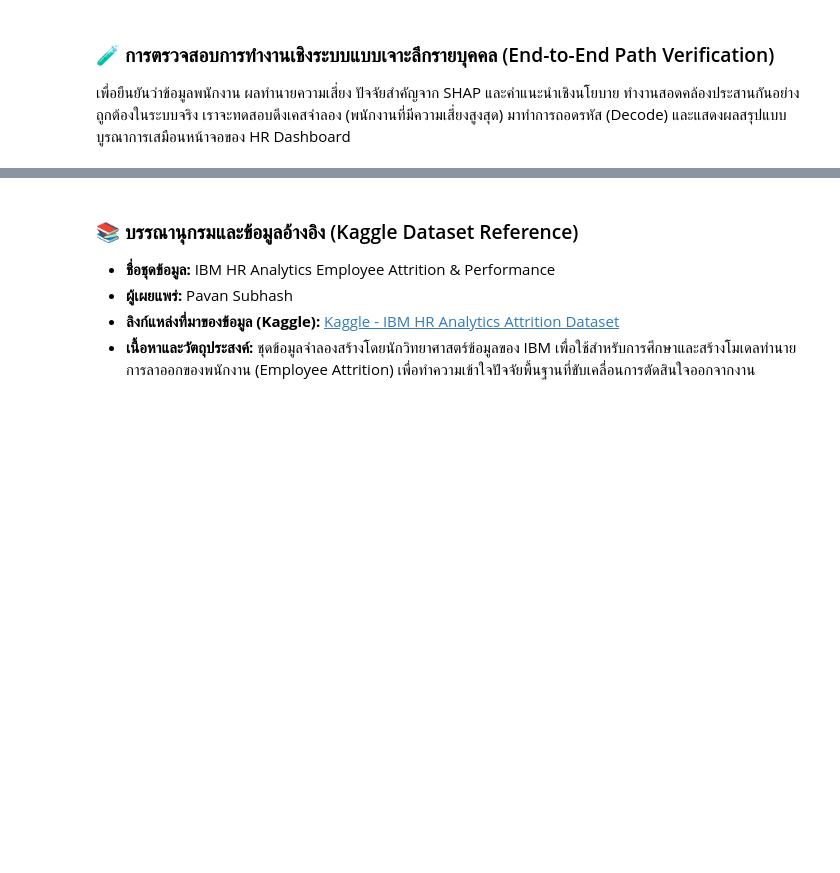
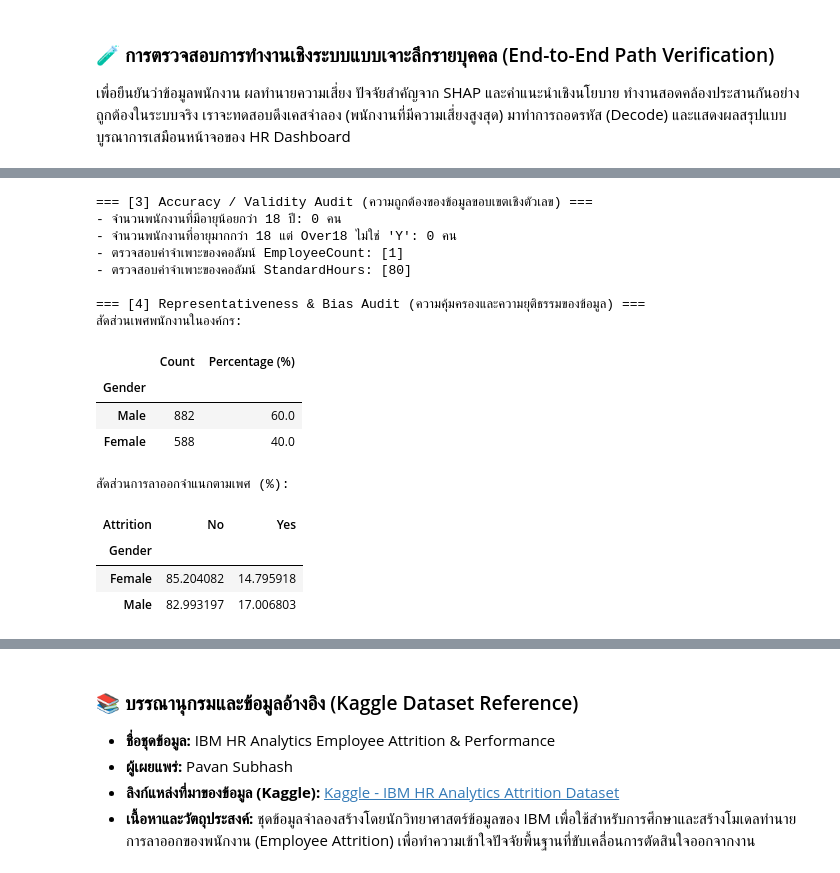
Before and after one commit to rtmyy/master-is-project, a Jupyter notebook: kaggle_dataset.ipynb, the cells around one changed output, grey strips where cells are left out. Drawn from its saved outputs; the diff is of its cells as text; code cells hidden in the pictures; blank space fills up the shorter version.

```diff
--- a/kaggle_dataset.ipynb
+++ b/kaggle_dataset.ipynb
@@ -640,0 +714,46 @@ verify_individual_risk_path(
+# %%
+# --- 2. Accuracy, Validity & Representativeness ---
+print("=== [3] Accuracy / Validity Audit (ความถูกต้องของข้อมูลขอบเขตเชิงตัวเลข) ===")
+# ตรวจสอบคอลัมน์ที่เป็นไปไม่ได้ เช่น อายุน้อยกว่า 18 ปี หรือ ชั่วโมงงานมาตรฐานที่แปลกไป
+invalid_age = df[df['Age'] < 18]
+inconsistent_over18 = df[(df['Age'] >= 18) & (df['Over18'] != 'Y')]
+
+print(f"- จำนวนพนักงานที่มีอายุน้อยกว่า 18 ปี: {len(invalid_age)} คน")
+print(f"- จำนวนพนักงานที่อายุมากกว่า 18 แต่ Over18 ไม่ใช่ 'Y': {len(inconsistent_over18)} คน")
+print(f"- ตรวจสอบค่าจำเพาะของคอลัมน์ EmployeeCount: {df['EmployeeCount'].unique()}")
+print(f"- ตรวจสอบค่าจำเพาะของคอลัมน์ StandardHours: {df['StandardHours'].unique()}")
+
+# --- 3. Representativeness & Bias/Fairness ---
+print("\n=== [4] Representativeness & Bias Audit (ความคุ้มครองและความยุติธรรมของข้อมูล) ===")
+# ตรวจสอบการกระจายทางประชากรศาสตร์เพื่อประเมินความสมดุลและความเท่าเทียม
+gender_dist = df['Gender'].value_counts(normalize=True) * 100
+age_mean = df['Age'].mean()
+
+print("สัดส่วนเพศพนักงานในองค์กร:")
+display(pd.DataFrame({
+    'Count': df['Gender'].value_counts(),
+    'Percentage (%)': gender_dist
+}))
+
+# วิเคราะห์สัดส่วนการลาออกจำแนกตามกลุ่มประชากรที่ละเอียดอ่อน (Sensitive Attributes เช่น เพศ)
+attrition_by_gender = df.groupby('Gender')['Attrition'].value_counts(normalize=True).unstack() * 100
+print("\nสัดส่วนการลาออกจำแนกตามเพศ (%):")
+display(attrition_by_gender)
+# %% [output]
+=== [3] Accuracy / Validity Audit (ความถูกต้องของข้อมูลขอบเขตเชิงตัวเลข) ===
+- จำนวนพนักงานที่มีอายุน้อยกว่า 18 ปี: 0 คน
+- จำนวนพนักงานที่อายุมากกว่า 18 แต่ Over18 ไม่ใช่ 'Y': 0 คน
+- ตรวจสอบค่าจำเพาะของคอลัมน์ EmployeeCount: [1]
+- ตรวจสอบค่าจำเพาะของคอลัมน์ StandardHours: [80]
+
+=== [4] Representativeness & Bias Audit (ความคุ้มครองและความยุติธรรมของข้อมูล) ===
+สัดส่วนเพศพนักงานในองค์กร:
+|  | Count | Percentage (%) |
+| Gender |  |  |
+| Male | 882 | 60.0 |
+| Female | 588 | 40.0 |
+สัดส่วนการลาออกจำแนกตามเพศ (%):
+| Attrition | No | Yes |
+| Gender |  |  |
+| Female | 85.204082 | 14.795918 |
+| Male | 82.993197 | 17.006803 |
```
Also changed, not shown: parts of 5 cells of this notebook.
